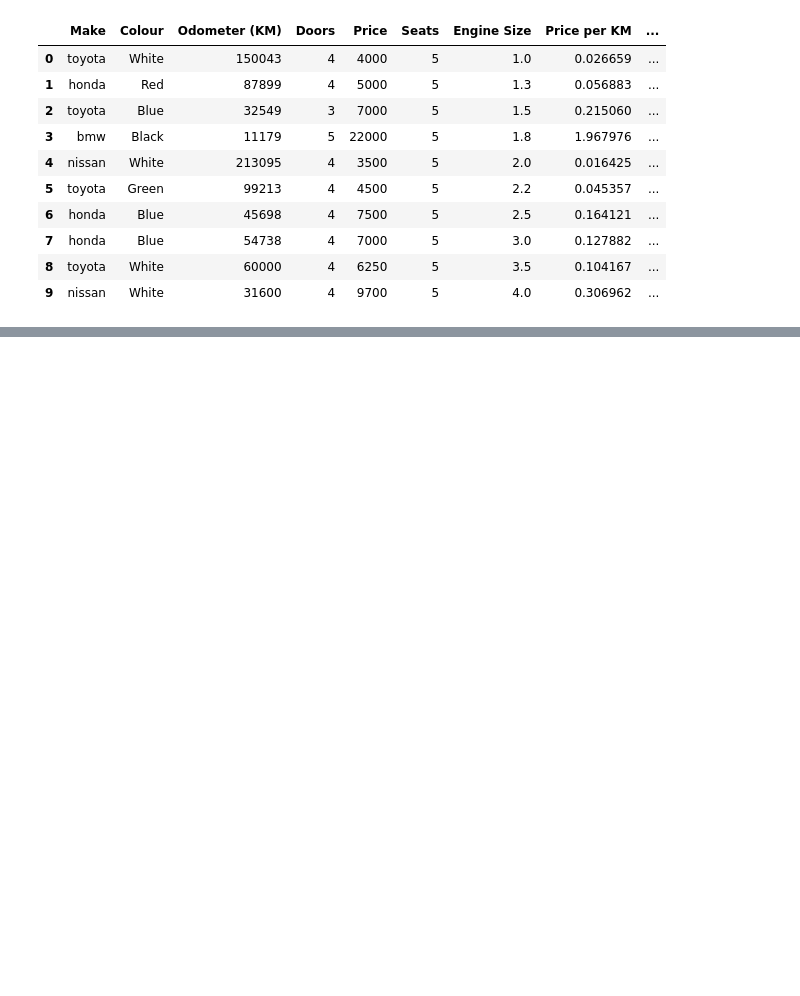
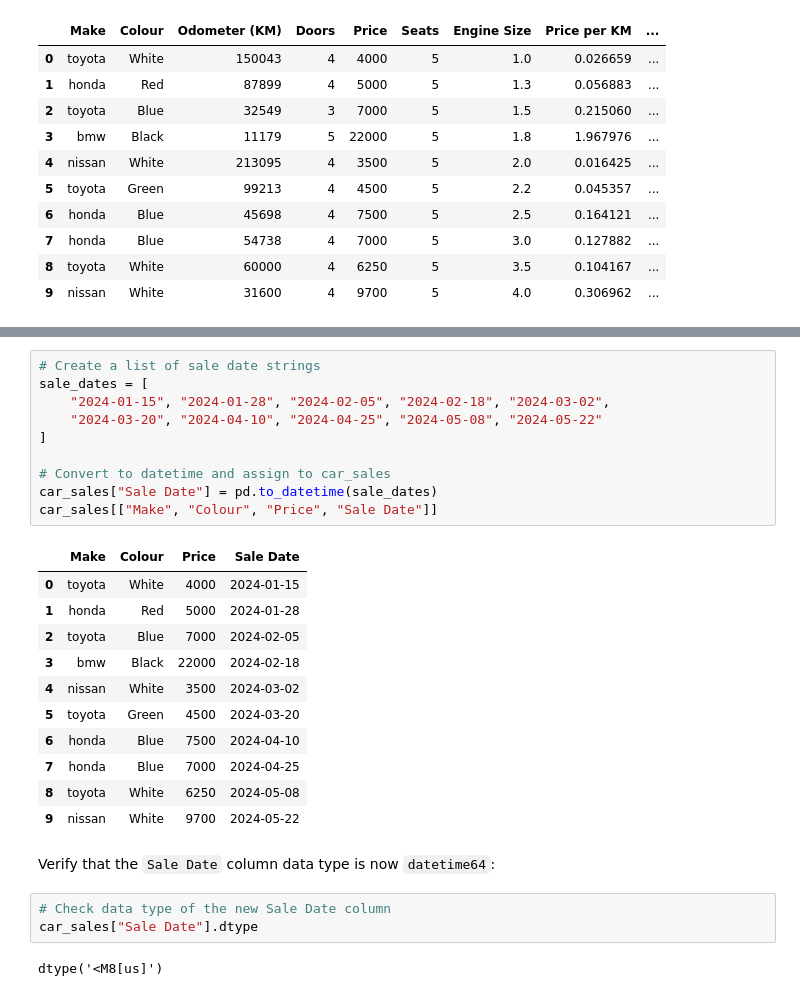
Before and after one commit to RezwanZani/path-to-ai-ml, a Jupyter notebook: Data Analysis/02_Pandas.ipynb, the cells around one changed output, grey strips where cells are left out. Cells and saved outputs as stored; diff of their text form; blank space fills up the shorter version.

```diff
--- a/Data Analysis/02_Pandas.ipynb
+++ b/Data Analysis/02_Pandas.ipynb
@@ -1176,0 +1401,29 @@ car_sales
+# %%
+# Create a list of sale date strings
+sale_dates = [
+    "2024-01-15", "2024-01-28", "2024-02-05", "2024-02-18", "2024-03-02",
+    "2024-03-20", "2024-04-10", "2024-04-25", "2024-05-08", "2024-05-22"
+]
+
+# Convert to datetime and assign to car_sales
+car_sales["Sale Date"] = pd.to_datetime(sale_dates)
+car_sales[["Make", "Colour", "Price", "Sale Date"]]
+# %% [output]
+|  | Make | Colour | Price | Sale Date |
+| 0 | toyota | White | 4000 | 2024-01-15 |
+| 1 | honda | Red | 5000 | 2024-01-28 |
+| 2 | toyota | Blue | 7000 | 2024-02-05 |
+| 3 | bmw | Black | 22000 | 2024-02-18 |
+| 4 | nissan | White | 3500 | 2024-03-02 |
+| 5 | toyota | Green | 4500 | 2024-03-20 |
+| 6 | honda | Blue | 7500 | 2024-04-10 |
+| 7 | honda | Blue | 7000 | 2024-04-25 |
+| 8 | toyota | White | 6250 | 2024-05-08 |
+| 9 | nissan | White | 9700 | 2024-05-22 |
+# %% [markdown]
+Verify that the `Sale Date` column data type is now `datetime64`:
+# %%
+# Check data type of the new Sale Date column
+car_sales["Sale Date"].dtype
+# %% [output]
+dtype('<M8[us]')
```
Also changed, not shown: parts of 35 cells of this notebook.
